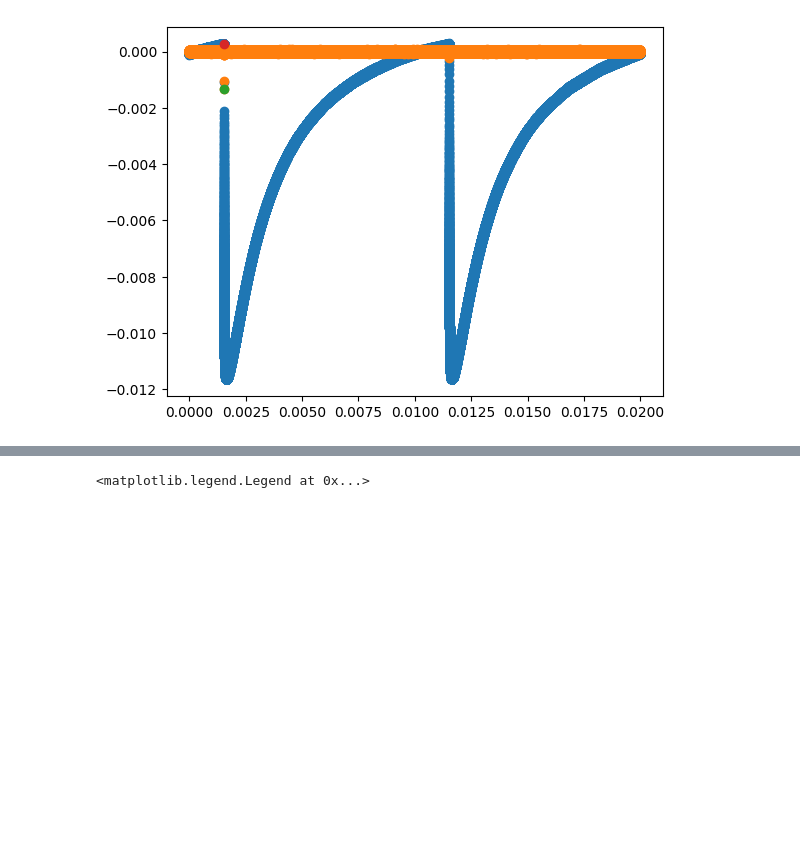
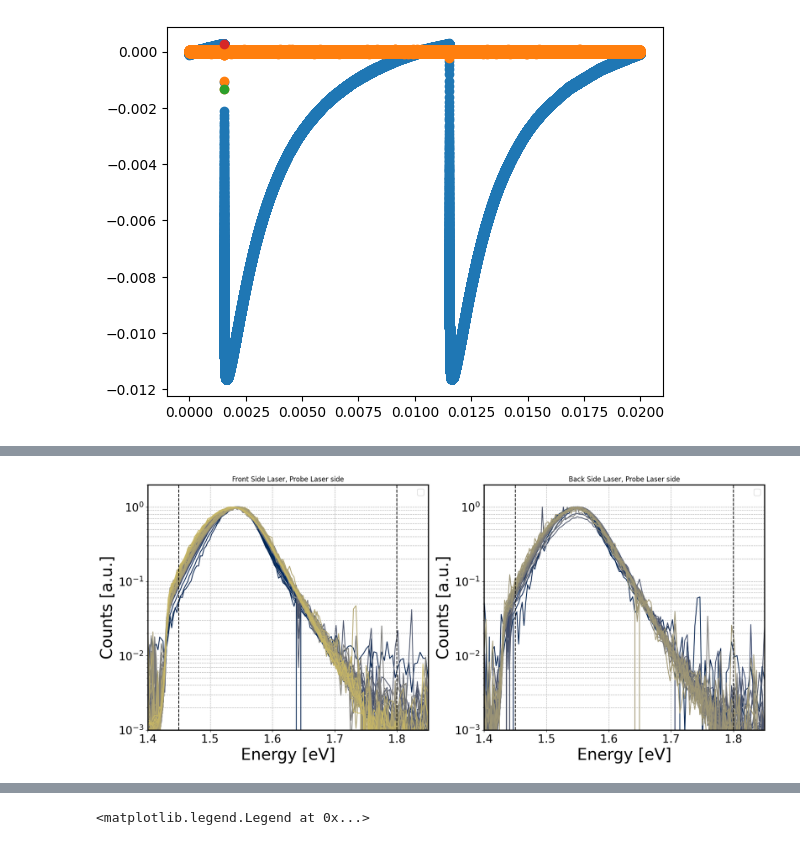
Before and after one commit to MimaxSimm/trPL_Analysis, a Jupyter notebook: trPL-Spectras.ipynb, the cells around one changed output, grey strips where cells are left out. Cells and saved outputs as stored; diff of their text form; code cells hidden in the pictures; blank space fills up the shorter version.

```diff
--- a/trPL-Spectras.ipynb
+++ b/trPL-Spectras.ipynb
@@ -466,0 +523,37 @@ array(['M02t16_11p0-115ns_1p9nsGate.asc',
+# %%
+fig, ax = plt.subplots(1,2, figsize = (20, 8))
+
+cmap = plt.get_cmap('cividis', int(len(trPLs.stitch_spectraWLs)/2))          # discrete palette with n colors
+colors = [cmap(i) for i in range(int(len(trPLs.stitch_spectraWLs)/2))]
+for i, (wls_FS, counts_FS, wls_BS, counts_BS) in enumerate(zip(trPLs.stitch_spectraWLs, trPLs.stitch_spectraCounts, trPLs_BS.stitch_spectraWLs, trPLs_BS.stitch_spectraCounts)):
+    if not(i%2):
+        hc = 1.24e-6
+        EFS = 1240/wls_FS
+        ax[0].plot(EFS, (hc/EFS**2)*counts_FS/np.amax((hc/EFS**2)*counts_FS), color = colors[int(i/2)])
+        EBS = 1240/wls_BS
+        ax[1].plot(EBS, (hc/EBS**2)*counts_BS/np.amax((hc/EBS**2)*counts_BS), color = colors[int(i/2)])
+
+axis_fontsize = 29
+axisTicks_fontsize = 20
+ax[0].set_title("Front Side Laser, Probe Laser side")
+ax[1].set_title("Back Side Laser, Probe Laser side")
+for a in ax:
+    a.axvline(1.45, linestyle = '--', color = 'black')
+    a.axvline(1.8, linestyle = '--', color = 'black')
+    a.set_xscale("linear")
+    a.set_yscale("log")
+    a.set_xlim([1.4, 1.85])
+    a.set_ylim([1e-3, 2])
+    a.legend(fontsize = 15)
+    a.set_ylabel("Counts [a.u.]", size = axis_fontsize)
+    a.set_xlabel("Energy [eV]", size = axis_fontsize)
+    a.tick_params(axis='x', labelsize=axisTicks_fontsize)
+    a.tick_params(axis='y', labelsize=axisTicks_fontsize)
+    a.grid(visible = True, which = 'both', linestyle = '--')
+    w_frame = 2
+    a.spines["bottom"].set_linewidth(w_frame)
+    a.spines["top"].set_linewidth(w_frame)
+    a.spines["left"].set_linewidth(w_frame)
+    a.spines["right"].set_linewidth(w_frame)
+# %% [output]
+[figure, added]
```
Also changed, not shown: parts of 7 cells of this notebook.
